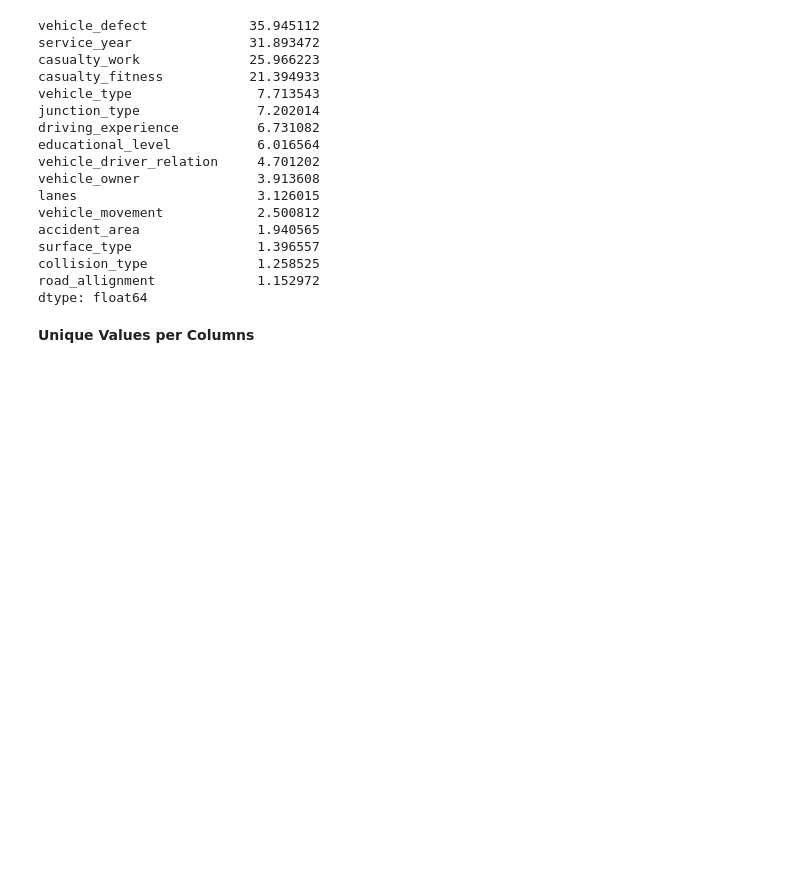
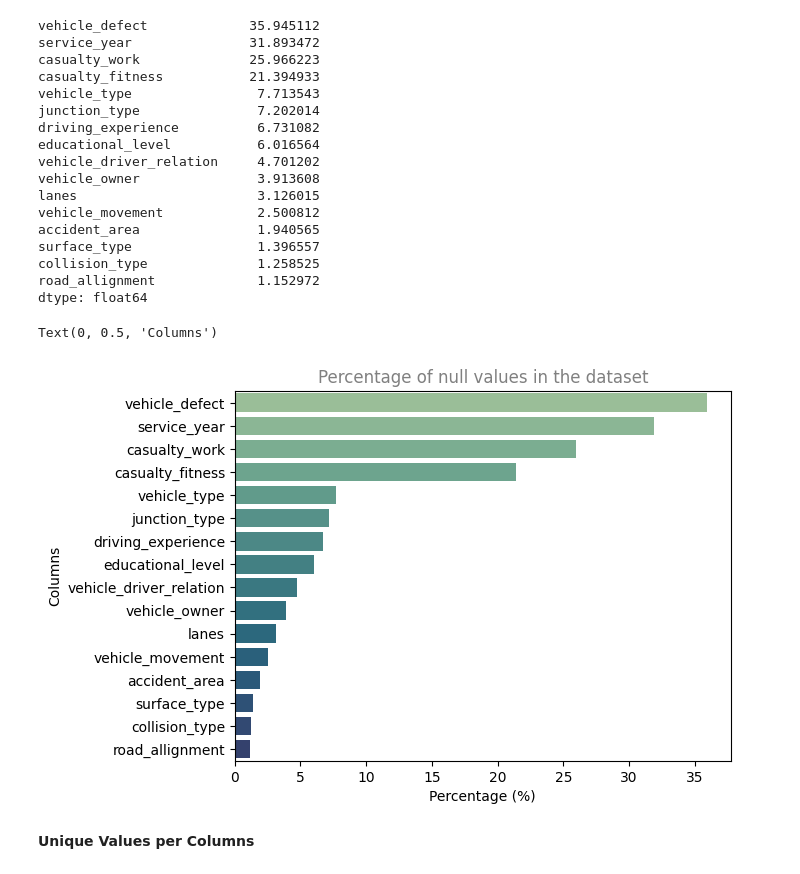
Before and after one commit to Teshager21/accident-analysis-addis_ababa, a Jupyter notebook: accident-analysis-addis_ababa.ipynb, the cells around one changed output. Drawn from its saved outputs; the diff is of its cells as text; code cells hidden in the pictures; blank space fills up the shorter version.

Commit message:
visualize the missing data percentages

```diff
--- a/accident-analysis-addis_ababa.ipynb
+++ b/accident-analysis-addis_ababa.ipynb
@@ -238,6 +238,17 @@ surface_type                1.396557
 collision_type              1.258525
 road_allignment             1.152972
 dtype: float64
+# %%
+sns.barplot(y=missing_percentages[missing_percentages>0].index,
+            x=missing_percentages[missing_percentages>0],
+            hue=missing_percentages[missing_percentages>0].index,
+            palette="crest")
+plt.title(label="Percentage of null values in the dataset",color='gray')
+plt.xlabel("Percentage (%)")
+plt.ylabel("Columns")
+# %% [output]
+Text(0, 0.5, 'Columns')
+[figure, added]
 # %% [markdown]
 <b>Unique Values per Columns</b>
 # %%
```
